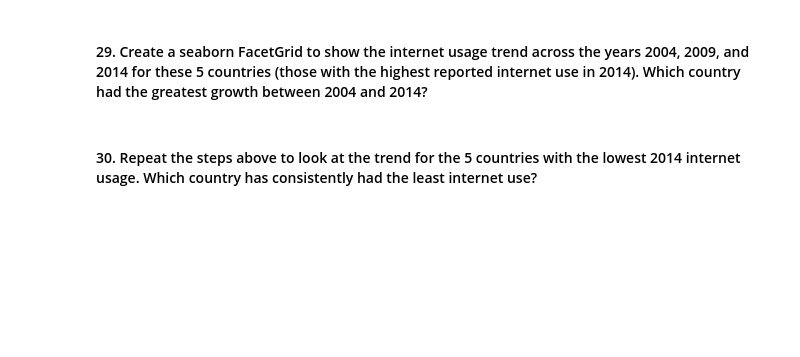
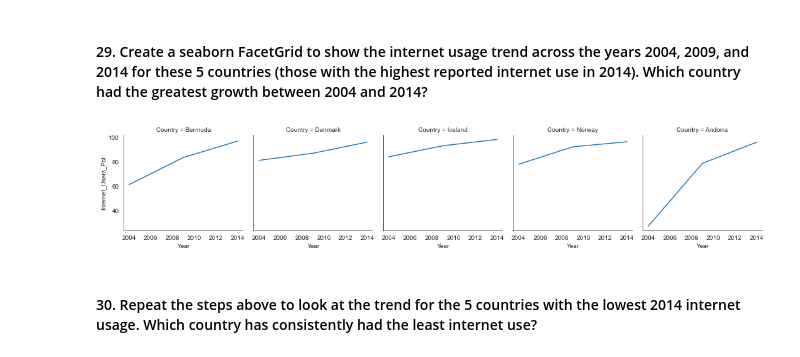
Before and after one commit to NSS-Data-Analytics-Cohort-7/gdp-and-internet-usage-tlong1106, a Jupyter notebook: notebooks/un_data_project.ipynb, the cells around one changed output. Cells and saved outputs as stored; diff of their text form; code cells hidden in the pictures; blank space fills up the shorter version.

```diff
--- a/notebooks/un_data_project.ipynb
+++ b/notebooks/un_data_project.ipynb
@@ -194,4 +453,7 @@ print(top_5_internet)
 # %%
 sns.set_style('white')
 top_countries = sns.FacetGrid(top_5_internet, col="Country")
-top_countries.map_dataframe(sns.histplot, "Internet_Users_Pct");
+top_countries.map(sns.lineplot, "Year","Internet_Users_Pct")
+plt.show()
+# %% [output]
+[figure, added]
```
Also changed, not shown: parts of 34 cells of this notebook.
